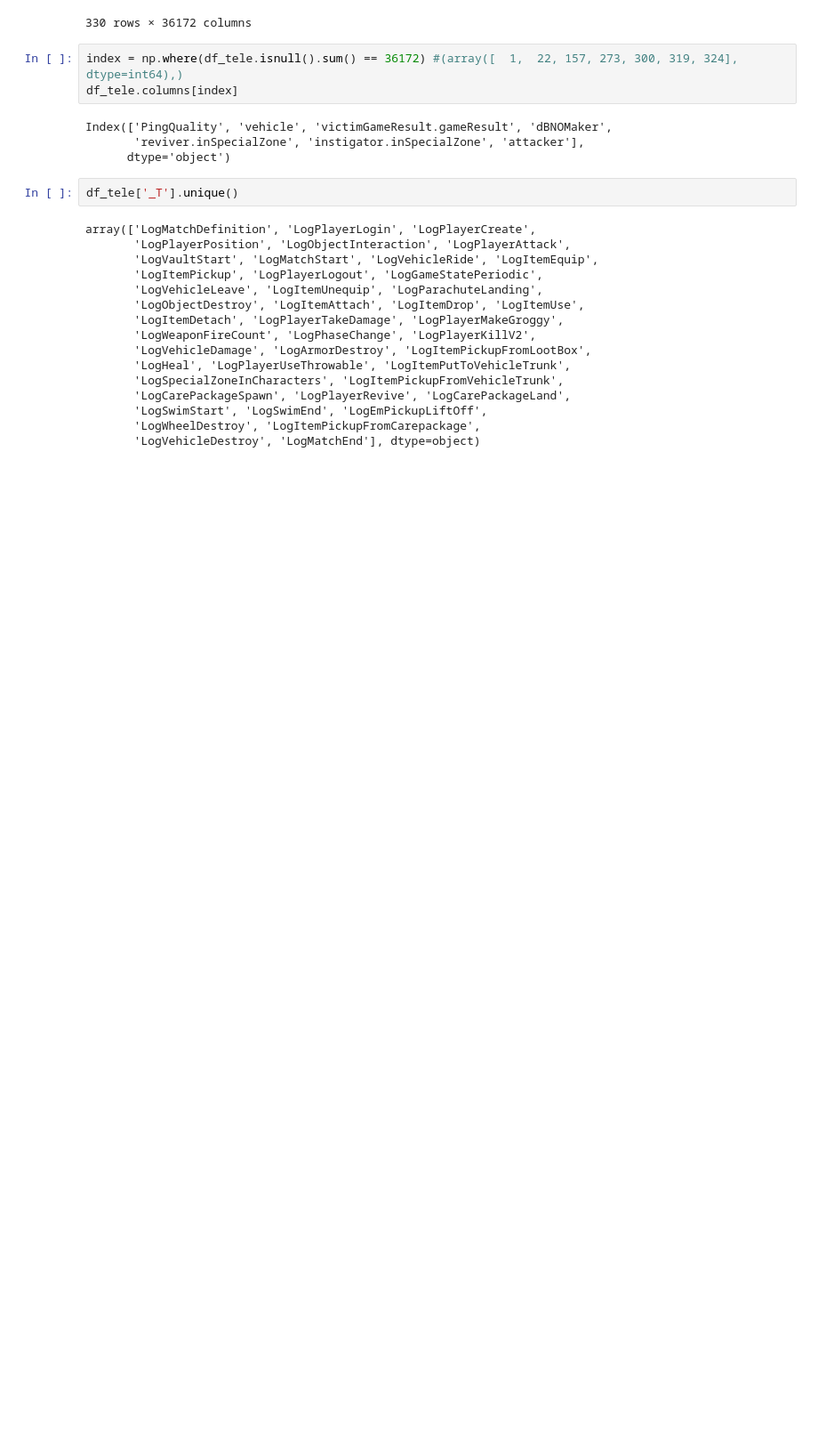
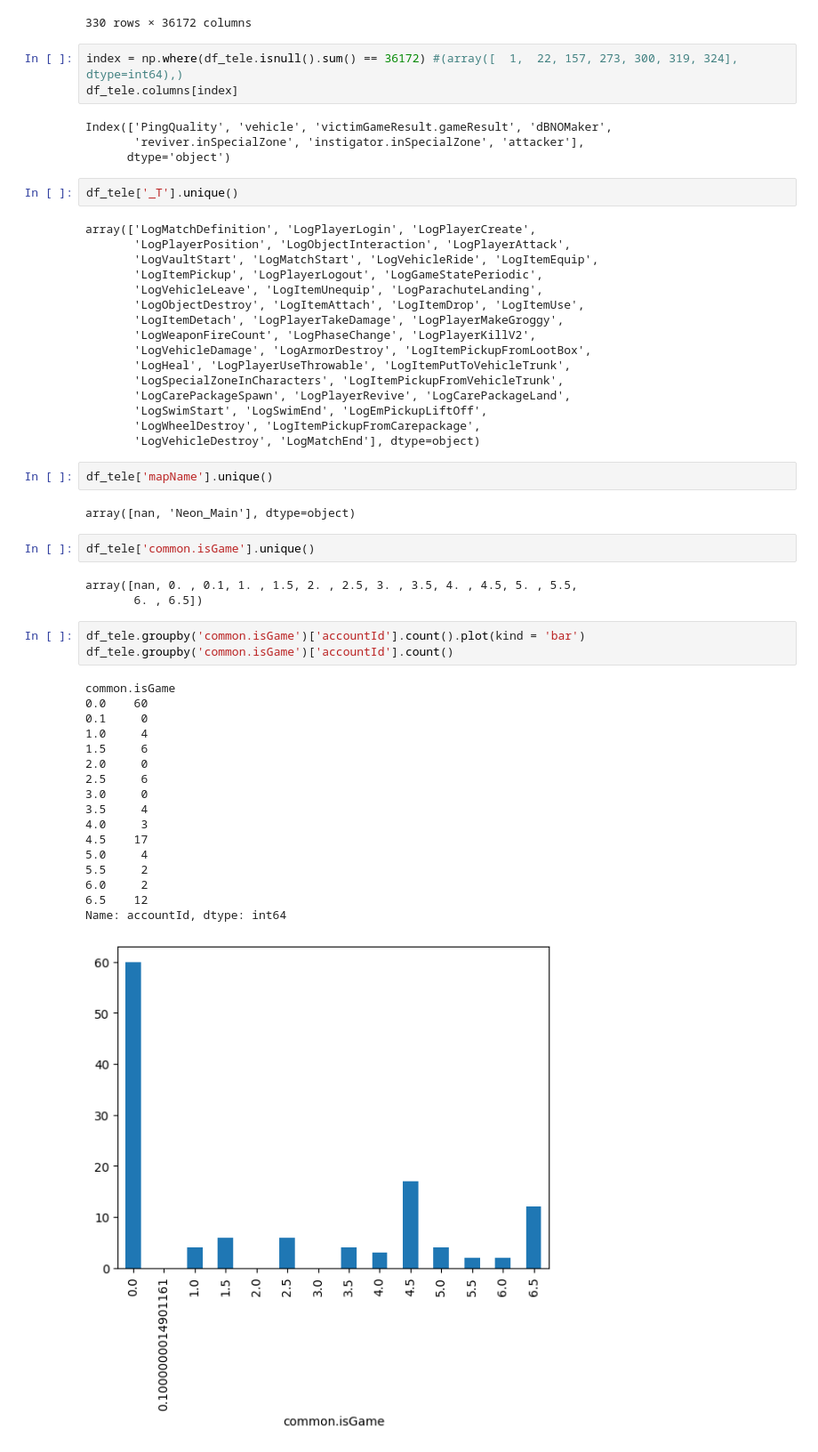
Before and after one commit to Be4hape/10th, a Jupyter notebook: 00_Project/04_final/test.ipynb, the cells around one changed output. Shown at 89% size. Cells and saved outputs as stored; diff of their text form; blank space fills up the shorter version.

```diff
--- a/00_Project/04_final/test.ipynb
+++ b/00_Project/04_final/test.ipynb
@@ -98,3 +98,33 @@ array(['LogMatchDefinition', 'LogPlayerLogin', 'LogPlayerCreate',
        'LogSwimStart', 'LogSwimEnd', 'LogEmPickupLiftOff',
        'LogWheelDestroy', 'LogItemPickupFromCarepackage',
        'LogVehicleDestroy', 'LogMatchEnd'], dtype=object)
+# %%
+df_tele['mapName'].unique()
+# %% [output]
+array([nan, 'Neon_Main'], dtype=object)
+# %%
+df_tele['common.isGame'].unique()
+# %% [output]
+array([nan, 0. , 0.1, 1. , 1.5, 2. , 2.5, 3. , 3.5, 4. , 4.5, 5. , 5.5,
+       6. , 6.5])
+# %%
+df_tele.groupby('common.isGame')['accountId'].count().plot(kind = 'bar')
+df_tele.groupby('common.isGame')['accountId'].count()
+# %% [output]
+common.isGame
+0.0    60
+0.1     0
+1.0     4
+1.5     6
+2.0     0
+2.5     6
+3.0     0
+3.5     4
+4.0     3
+4.5    17
+5.0     4
+5.5     2
+6.0     2
+6.5    12
+Name: accountId, dtype: int64
+[figure, added]
```
Also changed, not shown: parts of 1 cell of this notebook.
